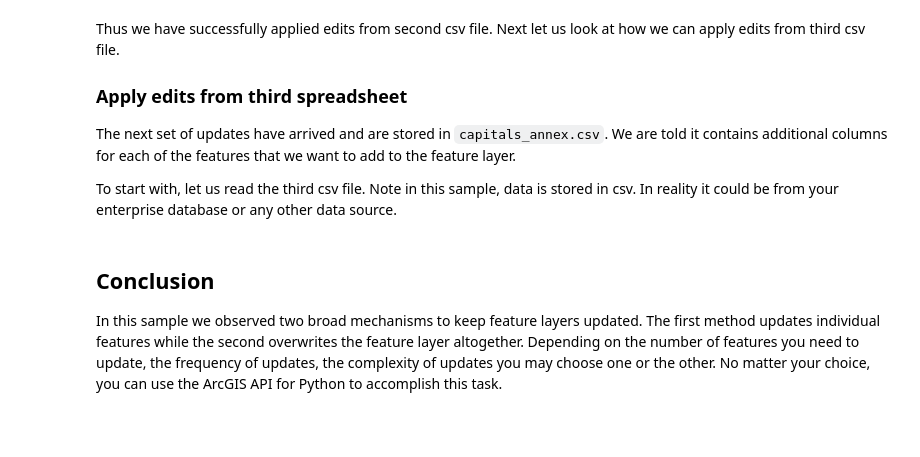
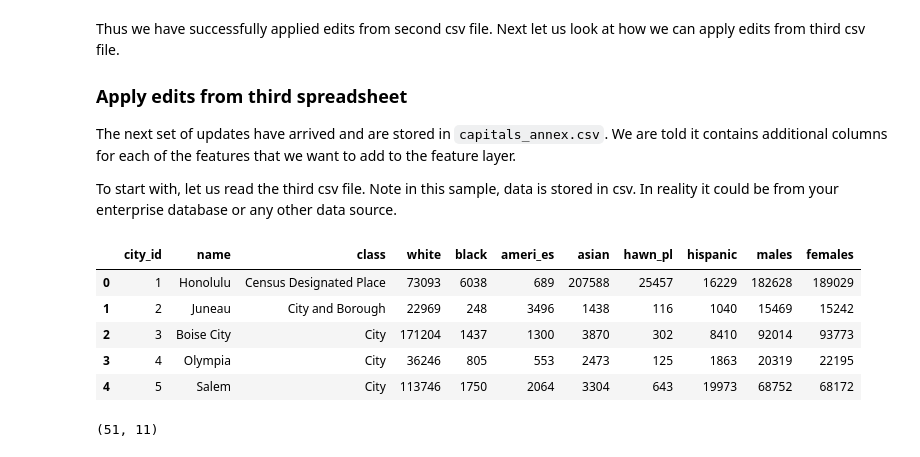
Before and after one commit to manentif/Esri, a Jupyter notebook: samples/05_content_publishers/updating_features_in_a_feature_layer.ipynb, the cells around one changed output. Saved outputs shown, nothing was run; the diff lists cells and outputs as text; code cells hidden in the pictures; blank space fills up the shorter version.

Commit message:
method 1 of update features sample completed

```diff
--- a/samples/05_content_publishers/updating_features_in_a_feature_layer.ipynb
+++ b/samples/05_content_publishers/updating_features_in_a_feature_layer.ipynb
@@ -343,6 +350,20 @@ Thus we have successfully applied edits from second csv file. Next let us look a
 The next set of updates have arrived and are stored in `capitals_annex.csv`. We are told it contains additional columns for each of the features that we want to add to the feature layer.
 
 To start with, let us read the third csv file. Note in this sample, data is stored in csv. In reality it could be from your enterprise database or any other data source.
-# %% [markdown]
-## Conclusion
-In this sample we observed two broad mechanisms to keep feature layers updated. The first method updates individual features while the second overwrites the feature layer altogether. Depending on the number of features you need to update, the frequency of updates, the complexity of updates you may choose one or the other. No matter your choice, you can use the ArcGIS API for Python to accomplish this task.
+# %%
+# read the third csv set
+csv3 = 'data/updating_gis_content/capitals_annex.csv'
+cities_df_3 = pd.read_csv(csv3)
+cities_df_3.head()
+# %% [output]
+|  | city_id | name | class | white | black | ameri_es | asian | hawn_pl | hispanic | males | females |
+| 0 | 1 | Honolulu | Census Designated Place | 73093 | 6038 | 689 | 207588 | 25457 | 16229 | 182628 | 189029 |
+| 1 | 2 | Juneau | City and Borough | 22969 | 248 | 3496 | 1438 | 116 | 1040 | 15469 | 15242 |
+| 2 | 3 | Boise City | City | 171204 | 1437 | 1300 | 3870 | 302 | 8410 | 92014 | 93773 |
+| 3 | 4 | Olympia | City | 36246 | 805 | 553 | 2473 | 125 | 1863 | 20319 | 22195 |
+| 4 | 5 | Salem | City | 113746 | 1750 | 2064 | 3304 | 643 | 19973 | 68752 | 68172 |
+# %%
+#find the number of rows in the third csv
+cities_df_3.shape
+# %% [output]
+(51, 11)
```
Also changed, not shown: parts of 43 cells of this notebook, 3 other files.
